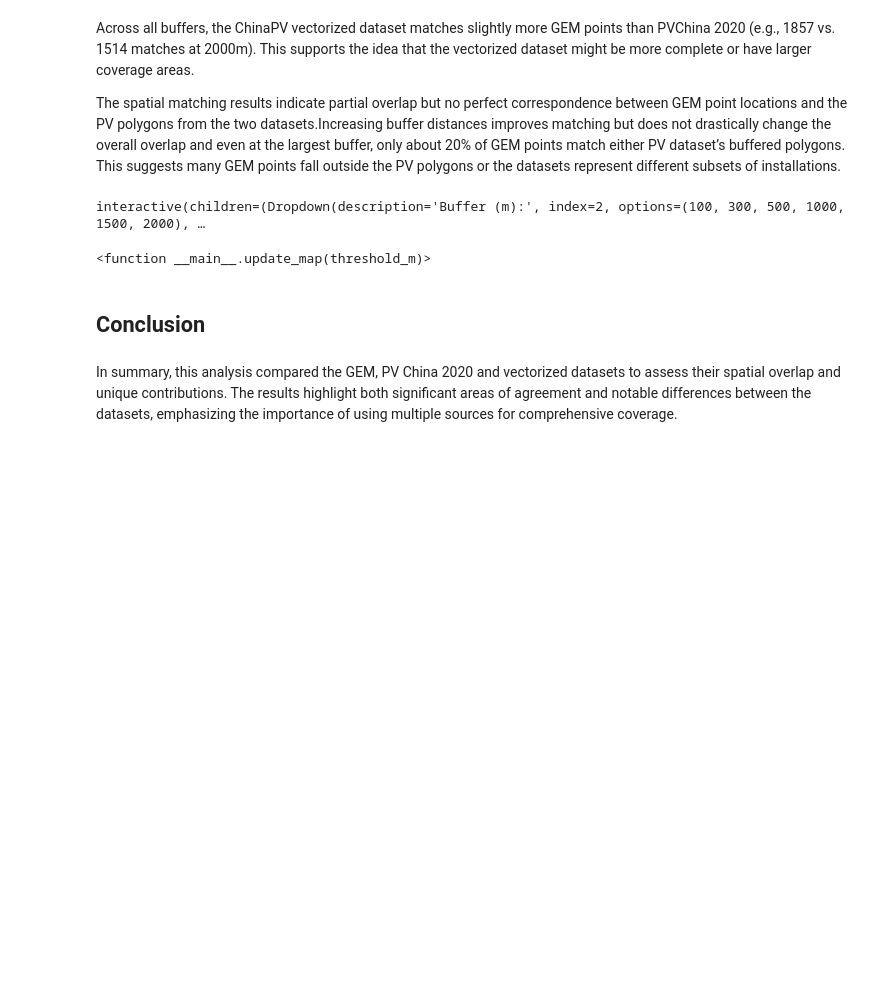
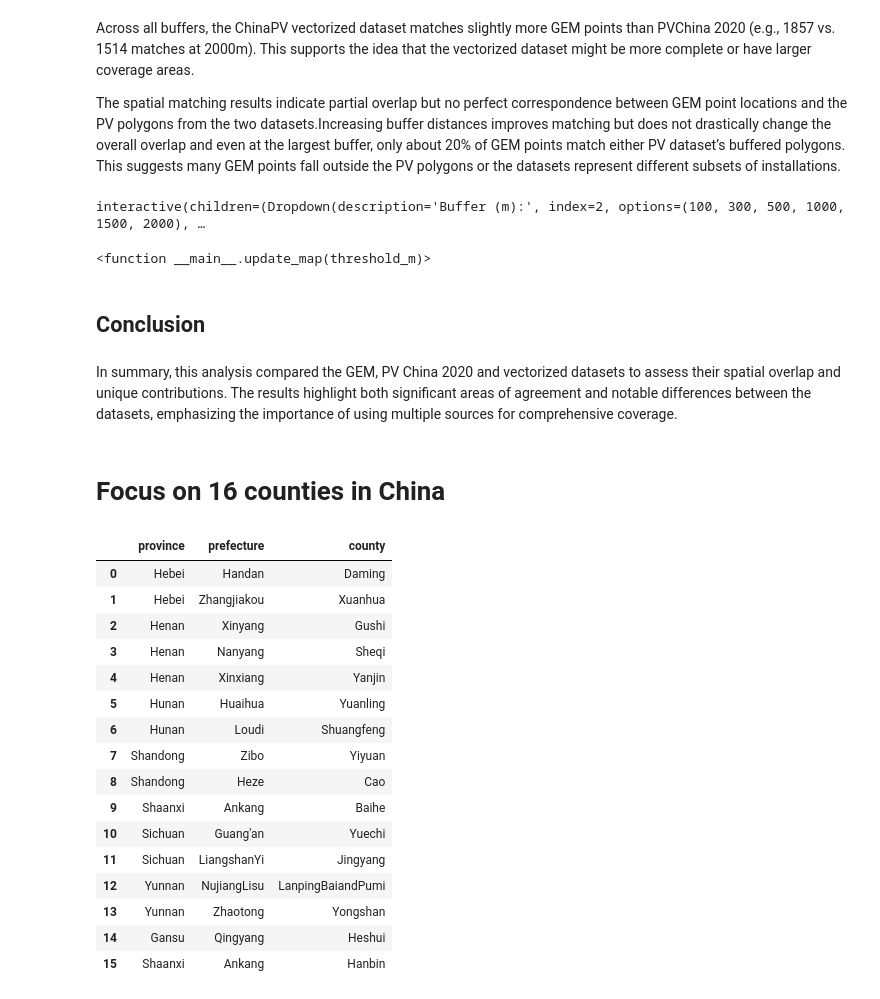
Before and after one commit to XinranHf/solar-data-china, a Jupyter notebook: scripts/analysis/compare_datasets.ipynb, the cells around one changed output. Drawn from its saved outputs; the diff is of its cells as text; code cells hidden in the pictures; blank space fills up the shorter version.

```diff
--- a/scripts/analysis/compare_datasets.ipynb
+++ b/scripts/analysis/compare_datasets.ipynb
@@ -525,3 +524,31 @@ interactive(children=(Dropdown(description='Buffer (m):', index=2, options=(100,
 ## Conclusion
 # %% [markdown]
 In summary, this analysis compared the GEM, PV China 2020 and vectorized datasets to assess their spatial overlap and unique contributions. The results highlight both significant areas of agreement and notable differences between the datasets, emphasizing the importance of using multiple sources for comprehensive coverage.
+# %% [markdown]
+# Focus on 16 counties in China
+# %%
+# Read the focus_counties.csv file
+focus_df = pd.read_csv("../../focus_counties.csv")
+
+# Get the County and Prefecture columns
+focus_counties = focus_df[["province","prefecture","county"]]
+
+focus_counties
+# %% [output]
+|  | province | prefecture | county |
+| 0 | Hebei | Handan | Daming |
+| 1 | Hebei | Zhangjiakou | Xuanhua |
+| 2 | Henan | Xinyang | Gushi |
+| 3 | Henan | Nanyang | Sheqi |
+| 4 | Henan | Xinxiang | Yanjin |
+| 5 | Hunan | Huaihua | Yuanling |
+| 6 | Hunan | Loudi | Shuangfeng |
+| 7 | Shandong | Zibo | Yiyuan |
+| 8 | Shandong | Heze | Cao |
+| 9 | Shaanxi | Ankang | Baihe |
+| 10 | Sichuan | Guang'an | Yuechi |
+| 11 | Sichuan | LiangshanYi | Jingyang |
+| 12 | Yunnan | NujiangLisu | LanpingBaiandPumi |
+| 13 | Yunnan | Zhaotong | Yongshan |
+| 14 | Gansu | Qingyang | Heshui |
+| 15 | Shaanxi | Ankang | Hanbin |
```
Also changed, not shown: parts of 3 cells of this notebook, 28 other files.
